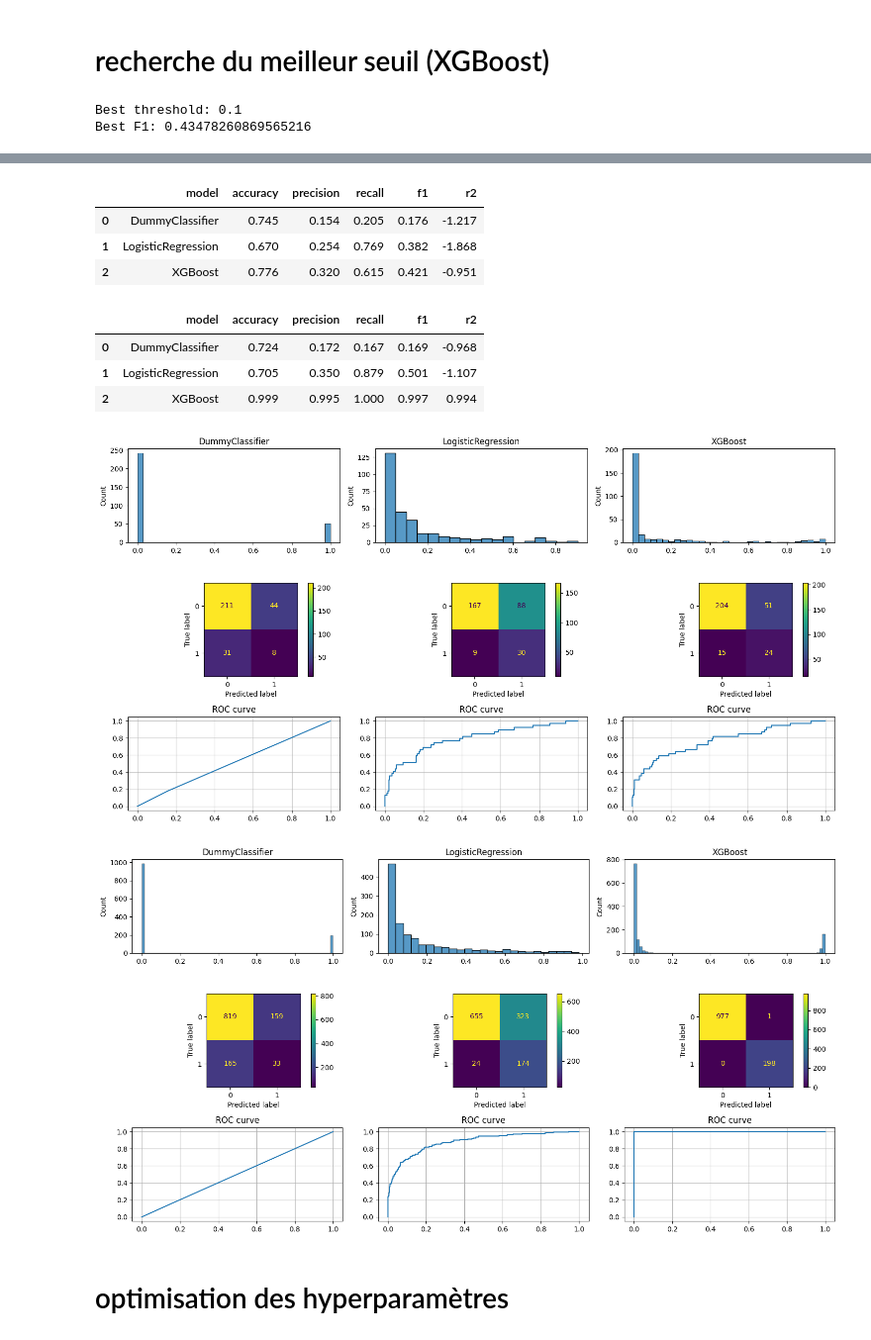
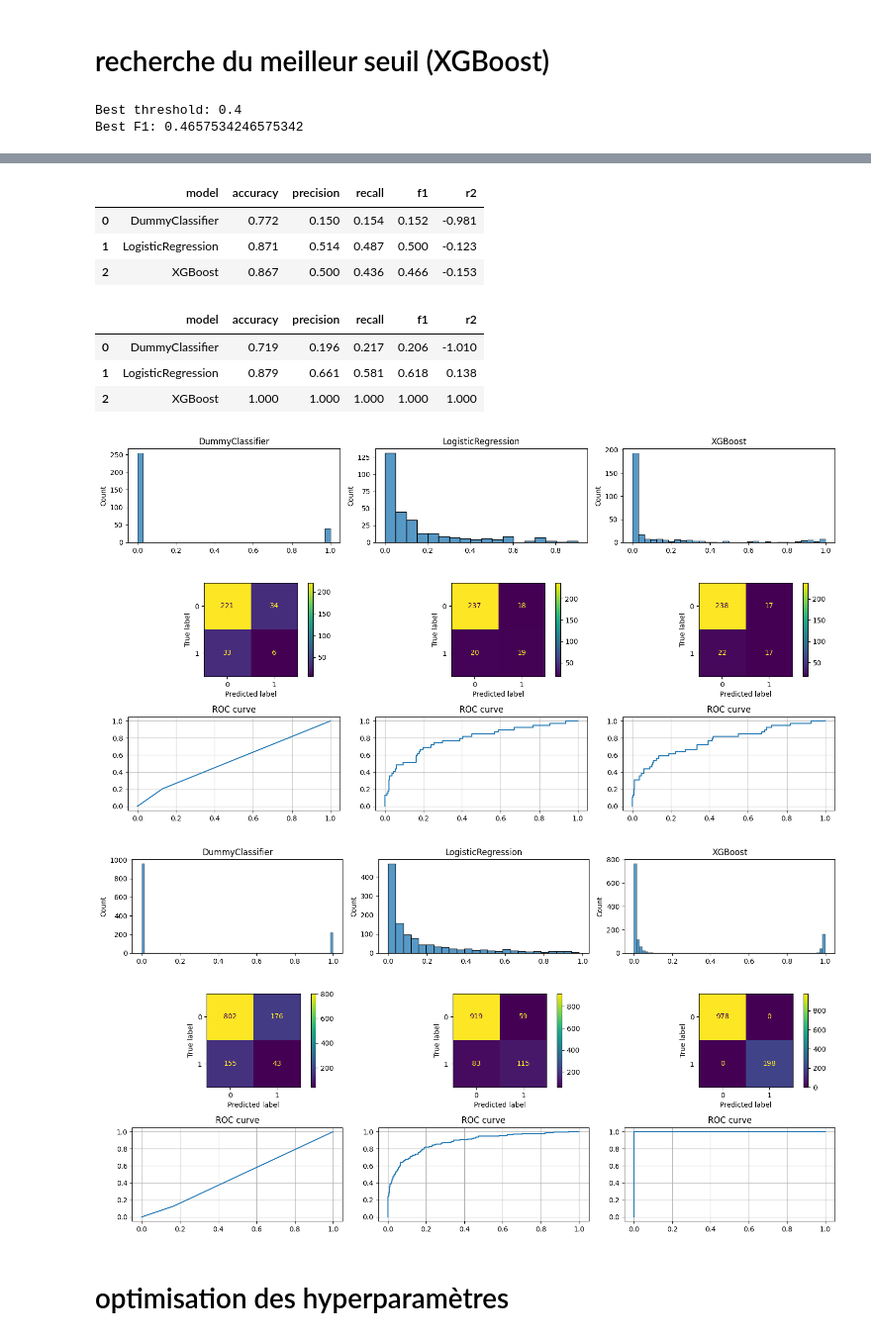
Before and after one commit to Ace4teaM/OCR-NovaTech, a Jupyter notebook: 3.modelisations.ipynb, the cells around one changed output, grey strips where cells are left out. Shown at 99% size. Drawn from its saved outputs; the diff is of its cells as text; code cells hidden in the pictures.

Commit message:
fix ThresholdPass

```diff
--- a/3.modelisations.ipynb
+++ b/3.modelisations.ipynb
@@ -717,7 +717,7 @@ class ThresholdPass(BaseTrain):
 
         for t in range(1, 9, 1):
             threshold = 0.1 * t
-            results = entrainement_model("XGBoost", BaseTrain.XGBoostParams, BaseTrain.threshold, True)
+            results = entrainement_model("XGBoost", BaseTrain.XGBoostParams, threshold, True)
 
             if ThresholdPass.MODE == "f1":
                 f1 = results["f1"]
@@ -746,43 +746,43 @@ class ThresholdPass(BaseTrain):
 
 passInst = ThresholdPass("Ajuste le seuil de choix de classe en fonction du meilleur F1-score")
 passInst.train_and_evaluate()
 passInst.print()
 # %% [output]
-Best threshold: 0.1
-Best F1: 0.43478260869565216
+Best threshold: 0.4
+Best F1: 0.4657534246575342
 # PASSE N°4
 ## ThresholdPass
 
 **Ajuste le seuil de choix de classe en fonction du meilleur F1-score**
 R²
    1.0   = (bon modèle)           prédictions exactes
    0.0   = (mauvais modèle)       prédictions proche de la moyenne simple
    < 0.0 = (très mauvais modèle)  prédictions pire que la moyenne
 
 precision / recall
    Precision = fiabilité des alertes
                ex: 0.80 == 80 % sont réellemnt corrects, 20 % sont des erreurs (fausses alertes)
    Recall    = capacité à détecter les vrais cas
                ex: 0.80 == 80 % sont réellemnt trouvé, 20 % sont manqués
    F1-score  = équilibre entre les deux (1: parfais, 0: mauvais)
    Exemple : Precision = 0.80 et Recall = 0.60 -> le modèle trouve 60% des positifs avec une précision de 80%, donc 20% d'erreurs
 
 Validation croisée stratifié 'recall'
    Exemple : AUC = 0.95, le modèle a 95% de chances de donner un score plus élevé à un vrai positif qu’à un vrai négatif.
    Il est important de vérifier que les différentes strates affiche de faible variation entre les plis.
 
 AUC
    Exemple : recall_cross_mean = 0.95, le modèle a un rappel moyen de 95% (capacité à détecter les vrais cas) sur les différentes stratification du jeu de test.
 |  | model | accuracy | precision | recall | f1 | r2 |
-| 0 | DummyClassifier | 0.745 | 0.154 | 0.205 | 0.176 | -1.217 |
-| 1 | LogisticRegression | 0.670 | 0.254 | 0.769 | 0.382 | -1.868 |
-| 2 | XGBoost | 0.776 | 0.320 | 0.615 | 0.421 | -0.951 |
+| 0 | DummyClassifier | 0.772 | 0.150 | 0.154 | 0.152 | -0.981 |
+| 1 | LogisticRegression | 0.871 | 0.514 | 0.487 | 0.500 | -0.123 |
+| 2 | XGBoost | 0.867 | 0.500 | 0.436 | 0.466 | -0.153 |
 |  | model | accuracy | precision | recall | f1 | r2 |
-| 0 | DummyClassifier | 0.724 | 0.172 | 0.167 | 0.169 | -0.968 |
-| 1 | LogisticRegression | 0.705 | 0.350 | 0.879 | 0.501 | -1.107 |
-| 2 | XGBoost | 0.999 | 0.995 | 1.000 | 0.997 | 0.994 |
+| 0 | DummyClassifier | 0.719 | 0.196 | 0.217 | 0.206 | -1.010 |
+| 1 | LogisticRegression | 0.879 | 0.661 | 0.581 | 0.618 | 0.138 |
+| 2 | XGBoost | 1.000 | 1.000 | 1.000 | 1.000 | 1.000 |
-[figure, old version]
+[figure, new version]
-[figure, old version]
+[figure, new version]
 # %% [markdown]
 # optimisation des hyperparamètres
 # %% [markdown]
```
Also changed, not shown: parts of 4 cells of this notebook.
